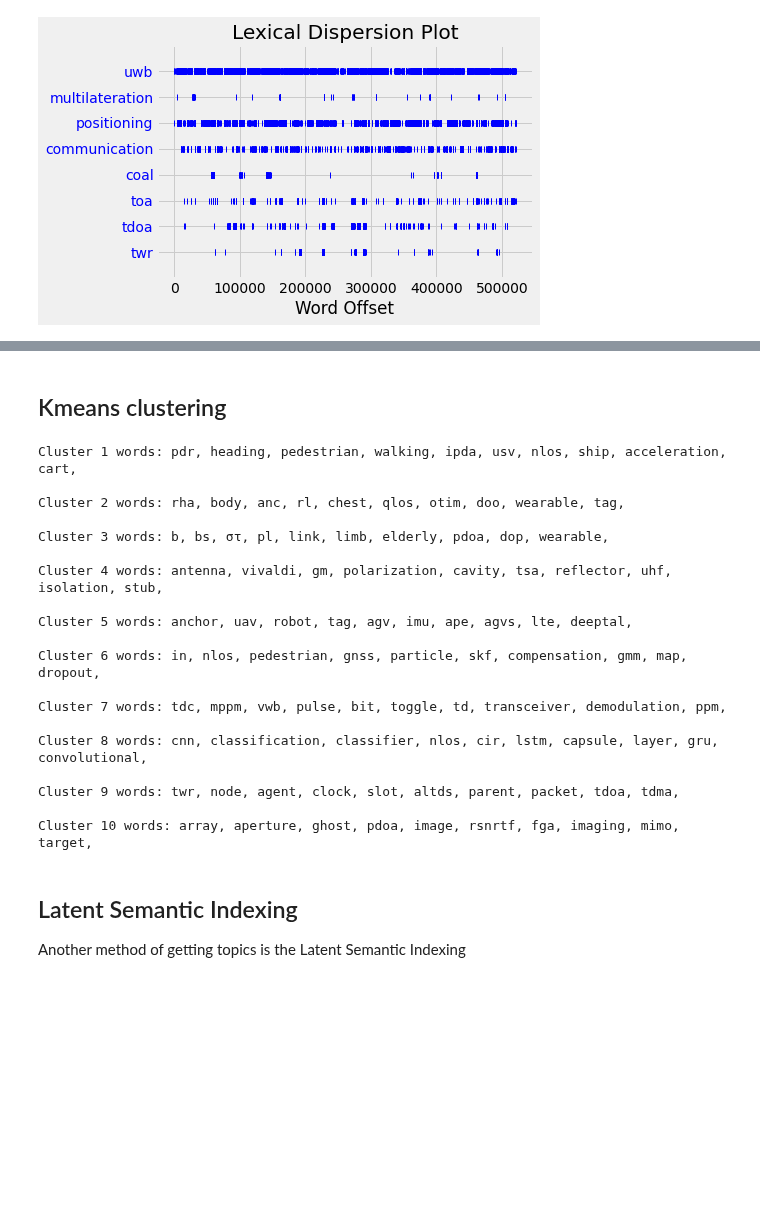
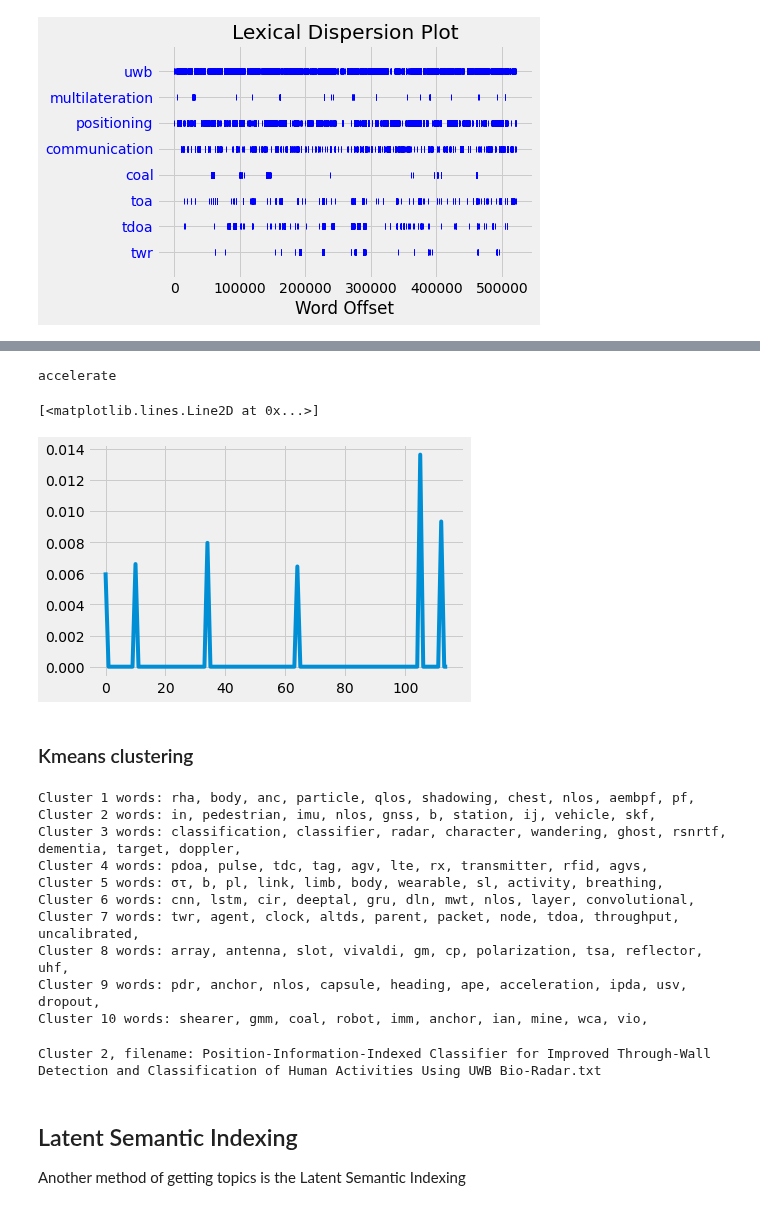
Before and after one commit to pevalisuo/AML, a Jupyter notebook: lectures/NLP-UWB.ipynb, the cells around one changed output, grey strips where cells are left out. Drawn from its saved outputs; the diff is of its cells as text; code cells hidden in the pictures; blank space fills up the shorter version.

```diff
--- a/lectures/NLP-UWB.ipynb
+++ b/lectures/NLP-UWB.ipynb
@@ -167,5 +173,13 @@ tfidf_matrix = spar_matr.toarray().transpose()
+# %%
+# Show the frequency of using the word accelerate in different documents
+print(dictionary[4])
+plt.plot(X[:,4])
+# %% [output]
+accelerate
+[<matplotlib.lines.Line2D at 0x...>]
+[figure, added]
 # %% [markdown]
-## Kmeans clustering
+### Kmeans clustering
 # %%
 from sklearn.cluster import KMeans
 kmodel = KMeans(n_clusters=10)
@@ -182,27 +196,23 @@ for i in range(10):
     for ind in centroids[i, :10]:
         print(' %s' % dictionary.id2token[ind],end=',')
     print()
-    print()
 # %% [output]
-Cluster 1 words: pdr, heading, pedestrian, walking, ipda, usv, nlos, ship, acceleration, cart,
-
-Cluster 2 words: rha, body, anc, rl, chest, qlos, otim, doo, wearable, tag,
-
-Cluster 3 words: b, bs, στ, pl, link, limb, elderly, pdoa, dop, wearable,
-
-Cluster 4 words: antenna, vivaldi, gm, polarization, cavity, tsa, reflector, uhf, isolation, stub,
-
-Cluster 5 words: anchor, uav, robot, tag, agv, imu, ape, agvs, lte, deeptal,
-
-Cluster 6 words: in, nlos, pedestrian, gnss, particle, skf, compensation, gmm, map, dropout,
-
-Cluster 7 words: tdc, mppm, vwb, pulse, bit, toggle, td, transceiver, demodulation, ppm,
-
-Cluster 8 words: cnn, classification, classifier, nlos, cir, lstm, capsule, layer, gru, convolutional,
-
-Cluster 9 words: twr, node, agent, clock, slot, altds, parent, packet, tdoa, tdma,
-
-Cluster 10 words: array, aperture, ghost, pdoa, image, rsnrtf, fga, imaging, mimo, target,
+Cluster 1 words: rha, body, anc, particle, qlos, shadowing, chest, nlos, aembpf, pf,
+Cluster 2 words: in, pedestrian, imu, nlos, gnss, b, station, ij, vehicle, skf,
+Cluster 3 words: classification, classifier, radar, character, wandering, ghost, rsnrtf, dementia, target, doppler,
+Cluster 4 words: pdoa, pulse, tdc, tag, agv, lte, rx, transmitter, rfid, agvs,
+Cluster 5 words: στ, b, pl, link, limb, body, wearable, sl, activity, breathing,
+Cluster 6 words: cnn, lstm, cir, deeptal, gru, dln, mwt, nlos, layer, convolutional,
+Cluster 7 words: twr, agent, clock, altds, parent, packet, node, tdoa, throughput, uncalibrated,
+Cluster 8 words: array, antenna, slot, vivaldi, gm, cp, polarization, tsa, reflector, uhf,
+Cluster 9 words: pdr, anchor, nlos, capsule, heading, ape, acceleration, ipda, usv, dropout,
+Cluster 10 words: shearer, gmm, coal, robot, imm, anchor, ian, mine, wca, vio,
+# %%
+# Find the membership of a certain article
+docid=4
+print("Cluster %d, filename: %s" %(clusters[docid], filenames[docid]))
+# %% [output]
+Cluster 2, filename: Position-Information-Indexed Classifier for Improved Through-Wall Detection and Classification of Human Activities Using UWB Bio-Radar.txt
 # %% [markdown]
 ## Latent Semantic Indexing
 Another method of getting topics is the Latent Semantic Indexing
```
Also changed, not shown: parts of 18 cells of this notebook, 3 other files.
